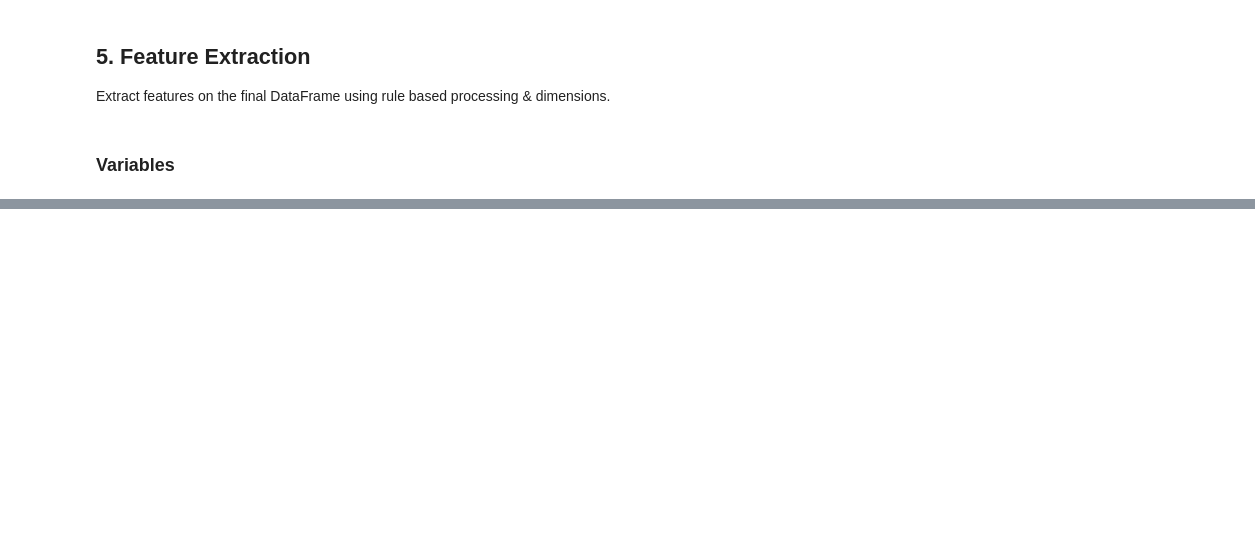
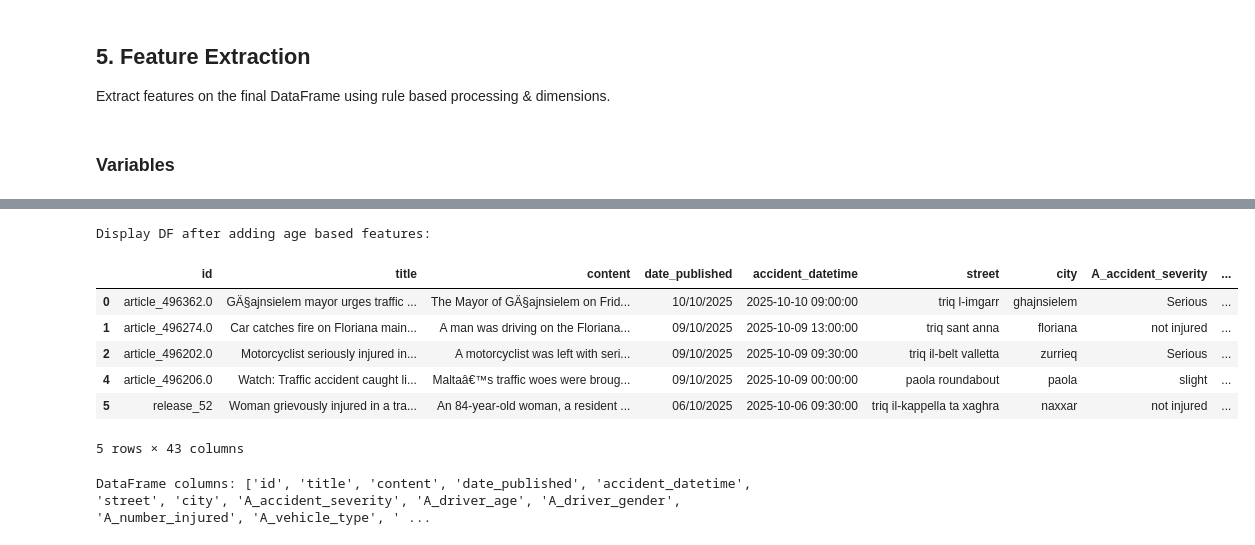
Before and after one commit to michael-vella/ics5110-assignment, a Jupyter notebook: notebooks/final/1_data_preparation.ipynb, the cells around one changed output, grey strips where cells are left out. Cells and saved outputs as stored; diff of their text form; code cells hidden in the pictures; blank space fills up the shorter version.

```diff
--- a/notebooks/final/1_data_preparation.ipynb
+++ b/notebooks/final/1_data_preparation.ipynb
@@ -1798,0 +1924,31 @@ dim_date_df = pd.read_csv(dim_date_csv)
+# %%
+# age feature one-hot encoding
+driver_age_cols_to_check = [f"{element}_driver_age" for element in ["A", "B", "C", "D"]]
+age_df = deduplicated_df[driver_age_cols_to_check].apply(pd.to_numeric, errors="coerce").astype("Int64")
+
+deduplicated_df["driver_under_18"] = age_df.apply(lambda c: c < 18).any(axis=1).astype(bool)
+deduplicated_df["driver_18_to_24"] = age_df.apply(lambda c: c.between(18, 24)).any(axis=1).astype(bool)
+deduplicated_df["driver_25_to_49"] = age_df.apply(lambda c: c.between(25, 49)).any(axis=1).astype(bool)
+deduplicated_df["driver_50_to_64"] = age_df.apply(lambda c: c.between(50, 64)).any(axis=1).astype(bool)
+deduplicated_df["driver_65_plus"] = age_df.apply(lambda c: c >= 65).any(axis=1).astype(bool)
+
+deduplicated_df["num_drivers_under_18"] = age_df.apply(lambda c: c < 18).sum(axis=1).astype(int)
+deduplicated_df["num_drivers_18_to_24"] = age_df.apply(lambda c: c.between(18, 24)).sum(axis=1).astype(int)
+deduplicated_df["num_drivers_25_to_49"] = age_df.apply(lambda c: c.between(25, 49)).sum(axis=1).astype(int)
+deduplicated_df["num_drivers_50_to_64"] = age_df.apply(lambda c: c.between(50, 64)).sum(axis=1).astype(int)
+deduplicated_df["num_drivers_65_plus"] = age_df.apply(lambda c: c >= 65).sum(axis=1).astype(int)
+
+print("Display DF after adding age based features:")
+display(deduplicated_df.head())
+
+print("DataFrame columns:", deduplicated_df.columns.tolist())
+# %% [output]
+Display DF after adding age based features:
+|  | id | title | content | date_published | accident_datetime | street | city | A_accident_severity | ... |
+| 0 | article_496362.0 | GÄ§ajnsielem mayor urges traffic ... | The Mayor of GÄ§ajnsielem on Frid... | 10/10/2025 | 2025-10-10 09:00:00 | triq l-imgarr | ghajnsielem | Serious | ... |
+| 1 | article_496274.0 | Car catches fire on Floriana main... | A man was driving on the Floriana... | 09/10/2025 | 2025-10-09 13:00:00 | triq sant anna | floriana | not injured | ... |
+| 2 | article_496202.0 | Motorcyclist seriously injured in... | A motorcyclist was left with seri... | 09/10/2025 | 2025-10-09 09:30:00 | triq il-belt valletta | zurrieq | Serious | ... |
+| 4 | article_496206.0 | Watch: Traffic accident caught li... | Maltaâ€™s traffic woes were broug... | 09/10/2025 | 2025-10-09 00:00:00 | paola roundabout | paola | slight | ... |
+| 5 | release_52 | Woman grievously injured in a tra... | An 84-year-old woman, a resident ... | 06/10/2025 | 2025-10-06 09:30:00 | triq il-kappella ta xaghra | naxxar | not injured | ... |
+5 rows × 43 columns
+DataFrame columns: ['id', 'title', 'content', 'date_published', 'accident_datetime', 'street', 'city', 'A_accident_severity', 'A_driver_age', 'A_driver_gender', 'A_number_injured', 'A_vehicle_type', ' ...
```
Also changed, not shown: parts of 18 cells of this notebook, 1 other file.
